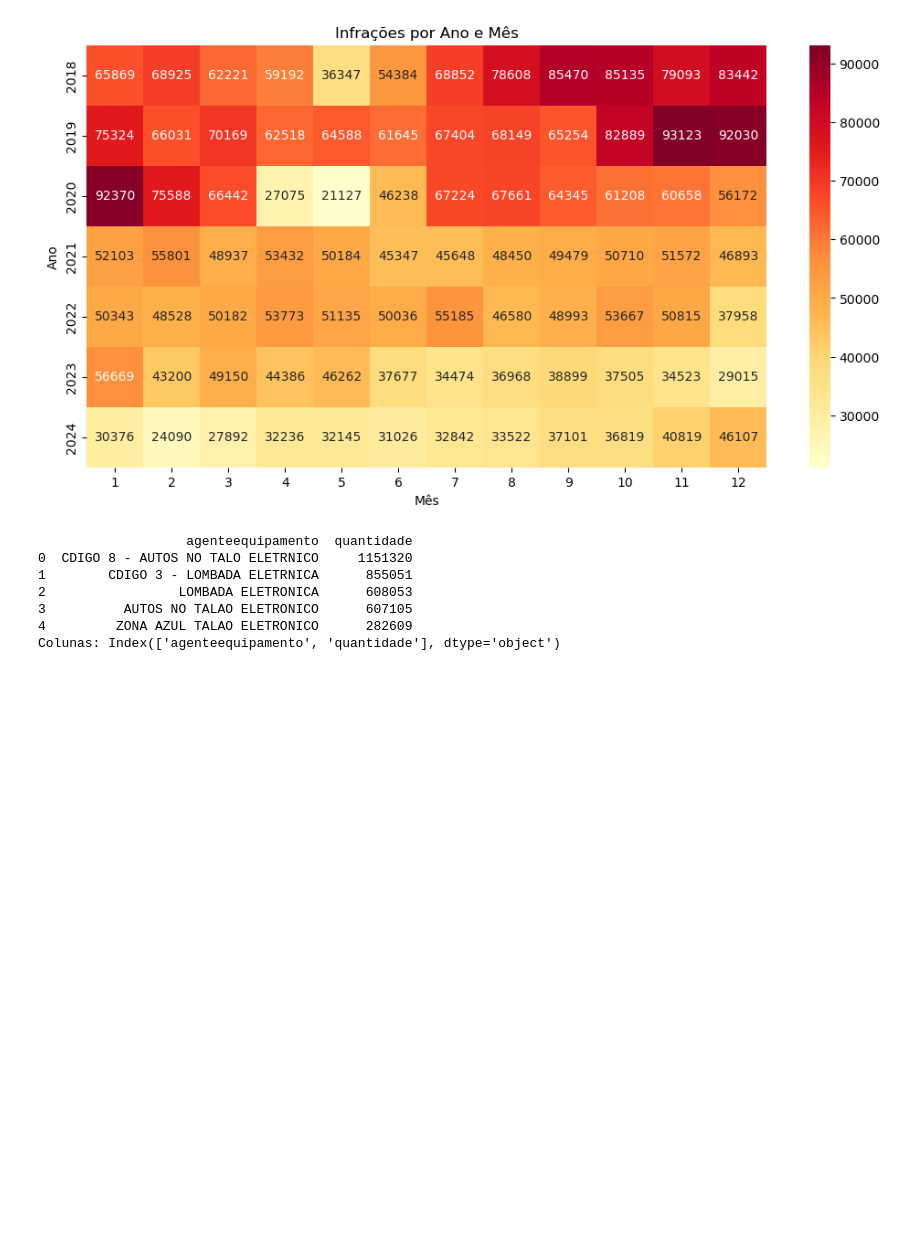
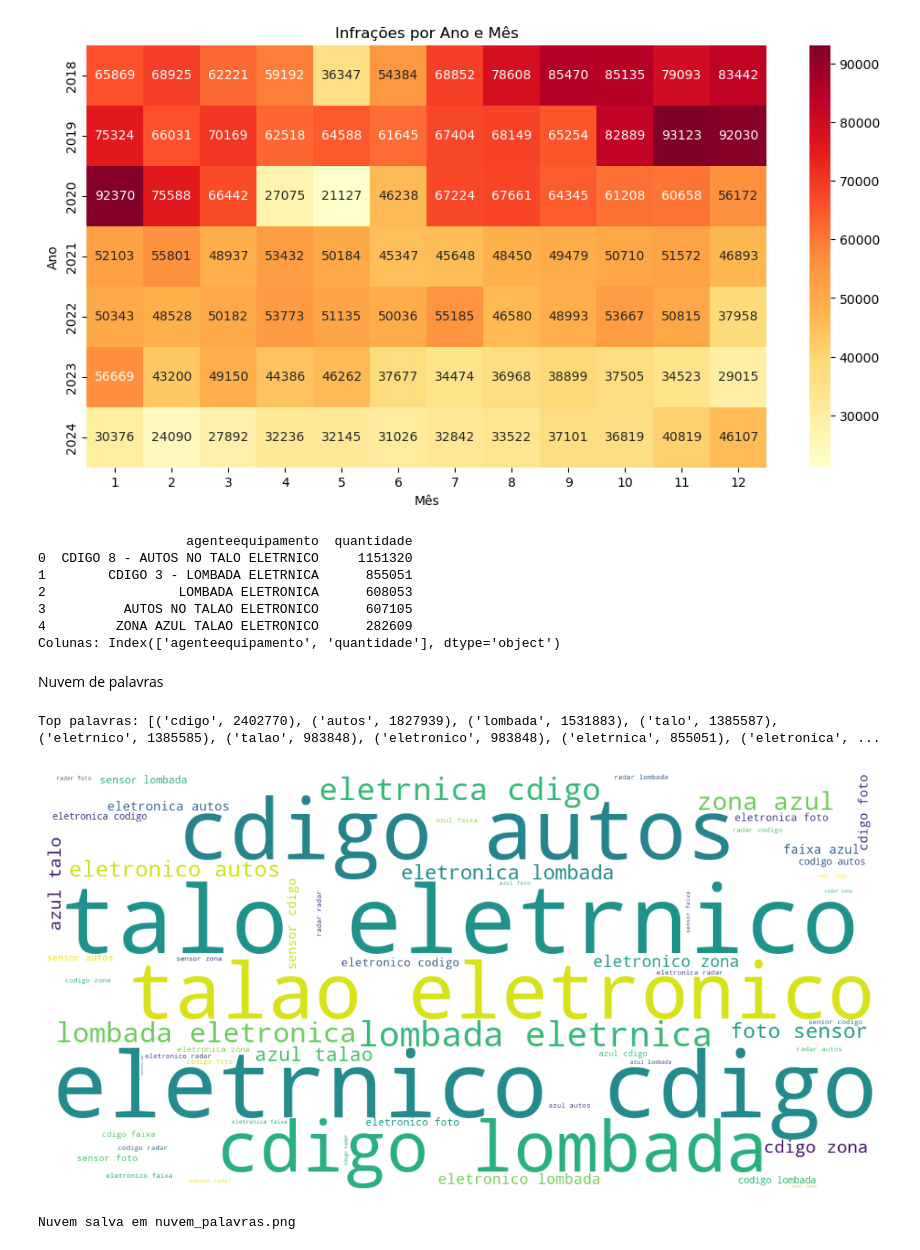
Before and after one commit to FlaviaCosta1037/analise_infracoes_transito, a Jupyter notebook: main.ipynb, the cells around one changed output. Saved outputs shown, nothing was run; the diff lists cells and outputs as text; code cells hidden in the pictures; blank space fills up the shorter version.

Commit message:
Inclusão de analise - nuvem de palavras

```diff
--- a/main.ipynb
+++ b/main.ipynb
@@ -462,6 +475,60 @@ fig.show()
 3          AUTOS NO TALAO ELETRONICO      607105
 4         ZONA AZUL TALAO ELETRONICO      282609
 Colunas: Index(['agenteequipamento', 'quantidade'], dtype='object')
+# %% [markdown]
+Nuvem de palavras
+# %%
+# Função de limpeza para numve de palavras
+def clean_text(text):
+    if not isinstance(text, str):
+        return ""
+    # remove URLs, números e pontuação básica
+    text = re.sub(r'http\S+|www\.\S+', '', text)
+    text = re.sub(r'\d+', '', text)
+    text = re.sub(r'[^\w\s]', ' ', text)
+    text = text.lower()
+    return text
+# %%
+full_text = " ".join(df['agenteequipamento'].astype(str).apply(clean_text))
+
+# 3) Stopwords em português (juntando com STOPWORDS do pacote)
+pt_stop = set(stopwords.words('portuguese'))
+extra_stop = {"rt", "via", "exemplo"}  # palavras extras que você quer remover
+all_stopwords = STOPWORDS.union(pt_stop).union(extra_stop)
+
+# 4) (Opcional) calcular frequências para inspeção
+words = [w for w in re.findall(r'\w+', full_text) if w not in all_stopwords]
+freq = Counter(words)
+print("Top palavras:", freq.most_common(20))
+
+# 5) Criar a nuvem
+wc = WordCloud(
+    width=1200,
+    height=600,
+    background_color='white',
+    stopwords=all_stopwords,
+    max_words=200,
+    collocations=True,   # se False, evita juntar bigramas
+    prefer_horizontal=0.9,
+    contour_width=0
+)
+
+wc.generate_from_text(full_text)
+
+# 6) Mostrar e salvar
+plt.figure(figsize=(12,6))
+plt.imshow(wc, interpolation='bilinear')
+plt.axis('off')
+plt.tight_layout()
+plt.show()
+
+# salvar em arquivo
+wc.to_file('nuvem_palavras.png')
+print("Nuvem salva em nuvem_palavras.png")
+# %% [output]
+Top palavras: [('cdigo', 2402770), ('autos', 1827939), ('lombada', 1531883), ('talo', 1385587), ('eletrnico', 1385585), ('talao', 983848), ('eletronico', 983848), ('eletrnica', 855051), ('eletronica', ...
+[figure, added]
+Nuvem salva em nuvem_palavras.png
 # %%
 # Agrupar e contar as infrações por descrição
 contagem_descr = (
```
Also changed, not shown: parts of 2 cells of this notebook, 1 other file.
